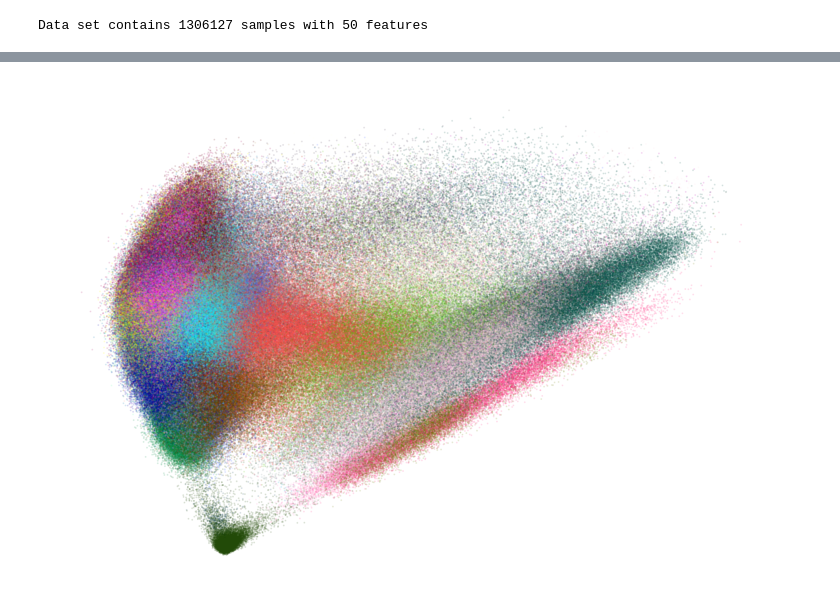
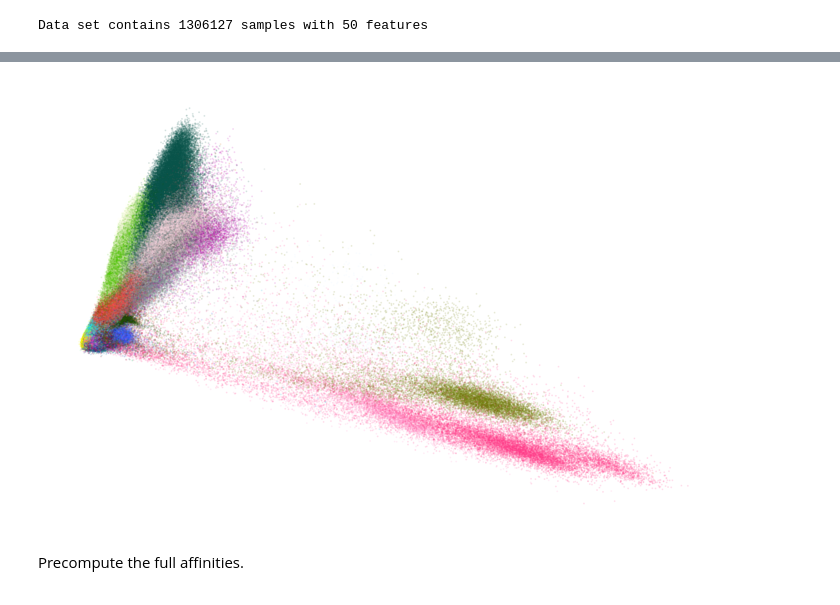
Before and after one commit to aida-ugent/smooth_affinity_tsne, a Jupyter notebook: examples/figures/figures_10x.ipynb, the cells around one changed output, grey strips where cells are left out. Saved outputs shown, nothing was run; the diff lists cells and outputs as text; code cells hidden in the pictures.

Commit message:
Add notebooks for figures

```diff
--- a/examples/figures/figures_10x.ipynb
+++ b/examples/figures/figures_10x.ipynb
@@ -18,7 +17,7 @@ import matplotlib.pyplot as plt
 import gzip
 import pickle
 
-with gzip.open("data/10x_mouse.pkl.gz", "rb") as f:
+with gzip.open("../data/10x_mouse_zheng.pkl.gz", "rb") as f:
     data = pickle.load(f)
 
 x = data["pca_50"]
@@ -55,26 +29,10 @@ colors = dict(enumerate(
-# %%
-def plot(x, y, ax=None, draw_centers=True, colors=None, **kwargs) -> None:
-    if ax is None:
-        import matplotlib.pyplot as plt
-        _, ax = plt.subplots()
-
-    point_colors = list(map(colors.get, y))
-    ax.scatter(x[:, 0], x[:, 1], s=1, alpha=kwargs.get("alpha", 0.1), c=point_colors, rasterized=True)
-
-    if draw_centers:
-        cluster_labels = np.unique(y)
-        cluster_centers = []
-        for cluster_id in cluster_labels:
-            cluster_centers.append(np.median(x[y == cluster_id], axis=0))
-        cluster_centers = np.vstack(cluster_centers)
-
-        cluster_center_colors = list(map(colors.get, cluster_labels))
-        ax.scatter(cluster_centers[:, 0], cluster_centers[:, 1],
-           s=40, color=cluster_center_colors, edgecolors="k")
-
-    ax.set_xticks([]), ax.set_yticks([])
-    ax.axis("off")
-# %%
-plot(x[:, :2], y, ax=plt.figure(figsize=(13, 9)).gca(), colors=colors, draw_centers=False)
-# %% [output]
-[figure, removed]
+# %%
+def plot(x, y, **kwargs):
+    utils.plot(
+        x,
+        y,
+        colors=utils.MOUSE_10X_COLORS,
+        alpha=kwargs.pop("alpha", 0.1),
+        draw_legend=False,
+        **kwargs,
+    )
@@ -80,0 +46,6 @@ plot(x[:, :2], y, ax=plt.figure(figsize=(13, 9)).gca(), colors=colors, draw_cent
+# %%
+plot(x, y)
+# %% [output]
+[figure, added]
+# %% [markdown]
+Precompute the full affinities.
```
Also changed, not shown: parts of 46 cells of this notebook, 4 other files.
